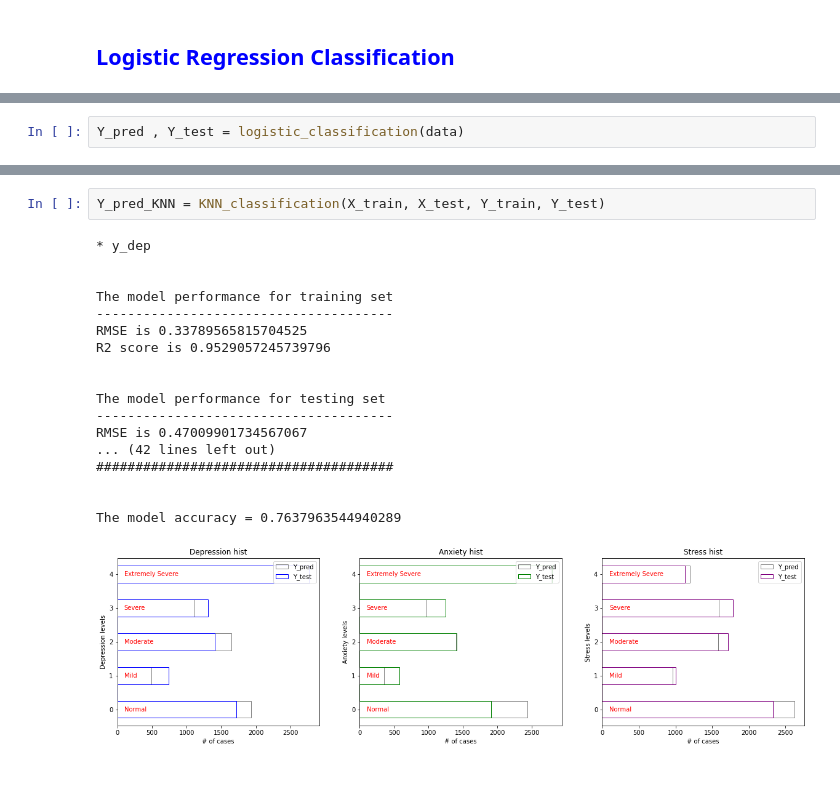
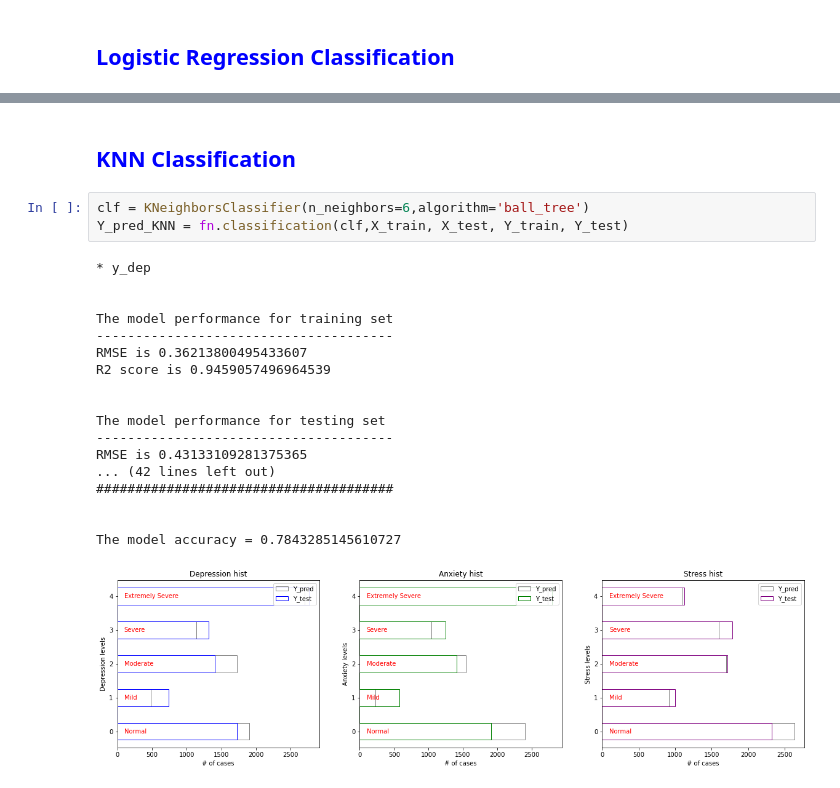
Before and after one commit to pietrodaniele/DAS_prediction, a Jupyter notebook: DSA_prediction.ipynb, the cells around one changed output, grey strips where cells are left out. Saved outputs shown, nothing was run; the diff lists cells and outputs as text.

Commit message:
Added classification function

```diff
--- a/DSA_prediction.ipynb
+++ b/DSA_prediction.ipynb
@@ -164,2 +107,0 @@ def logistic_classification(data):
-# %%
-Y_pred , Y_test = logistic_classification(data)
@@ -241,21 +130,24 @@ def KNN_classification(X_train, X_test, Y_train, Y_test):
+# %% [markdown]
+## <font color='blue'>KNN Classification</font>
 # %%
-Y_pred_KNN = KNN_classification(X_train, X_test, Y_train, Y_test)
+clf = KNeighborsClassifier(n_neighbors=6,algorithm='ball_tree')
+Y_pred_KNN = fn.classification(clf,X_train, X_test, Y_train, Y_test)
 # %% [output]
 * y_dep
 
 
 The model performance for training set
 --------------------------------------
-RMSE is 0.33789565815704525
-R2 score is 0.9529057245739796
+RMSE is 0.36213800495433607
+R2 score is 0.9459057496964539
 
 
 The model performance for testing set
 --------------------------------------
-RMSE is 0.47009901734567067
+RMSE is 0.43133109281375365
 ... (42 lines left out)
 ######################################
 
 
-The model accuracy = 0.7637963544940289
+The model accuracy = 0.7843285145610727
-[figure, old version]
+[figure, new version]
```
Also changed, not shown: parts of 8 cells of this notebook, 1 other file.
